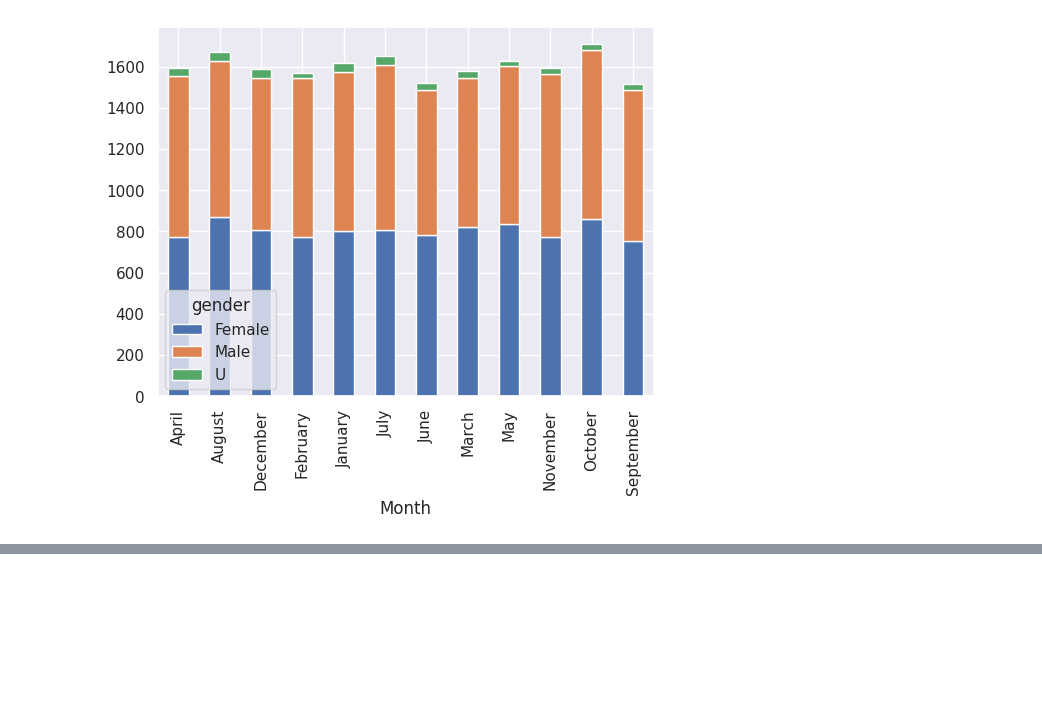
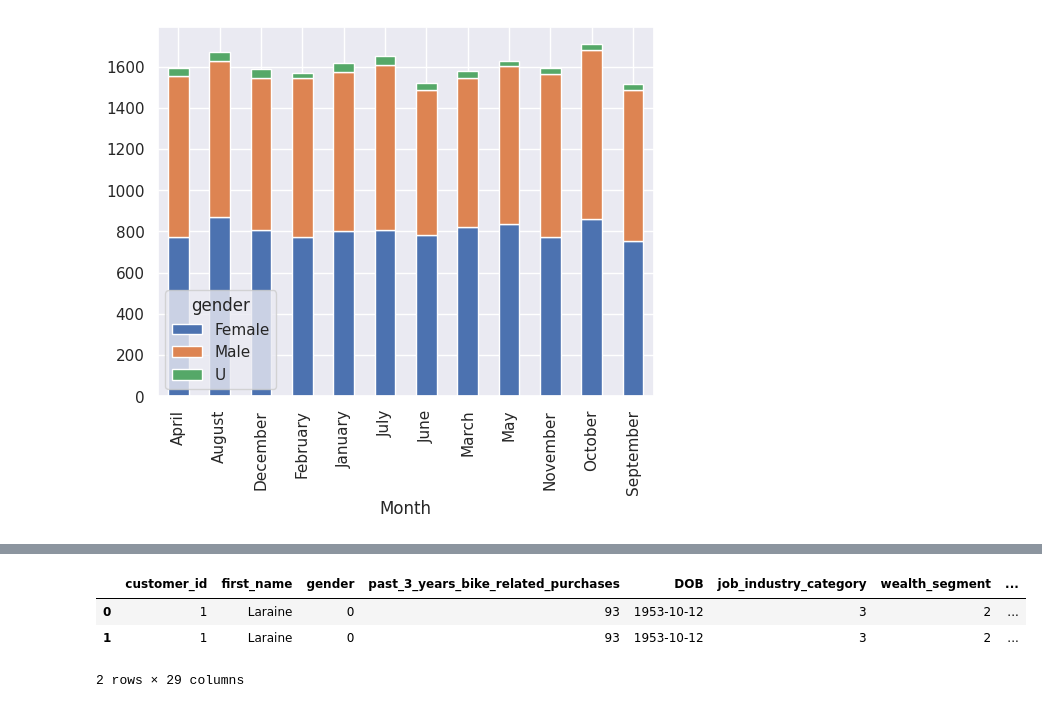
Before and after one commit to kanjamwingirwa/KPMG_AU_Virtual_Internship, a Jupyter notebook: KPMG_AU_INTERNSHIP_FINAL_PY.ipynb, the cells around one changed output, grey strips where cells are left out. Saved outputs shown, nothing was run; the diff lists cells and outputs as text; code cells hidden in the pictures; blank space fills up the shorter version.

```diff
--- a/KPMG_AU_INTERNSHIP_FINAL_PY.ipynb
+++ b/KPMG_AU_INTERNSHIP_FINAL_PY.ipynb
@@ -1062,0 +1099,7 @@ pd.crosstab(combined_df['Month'],combined_df['gender']).plot(kind='bar',stacked=
+# %%
+combination_df.head(2)
+# %% [output]
+|  | customer_id | first_name | gender | past_3_years_bike_related_purchases | DOB | job_industry_category | wealth_segment | ... |
+| 0 | 1 | Laraine | 0 | 93 | 1953-10-12 | 3 | 2 | ... |
+| 1 | 1 | Laraine | 0 | 93 | 1953-10-12 | 3 | 2 | ... |
+2 rows × 29 columns
```
Also changed, not shown: parts of 6 cells of this notebook.
